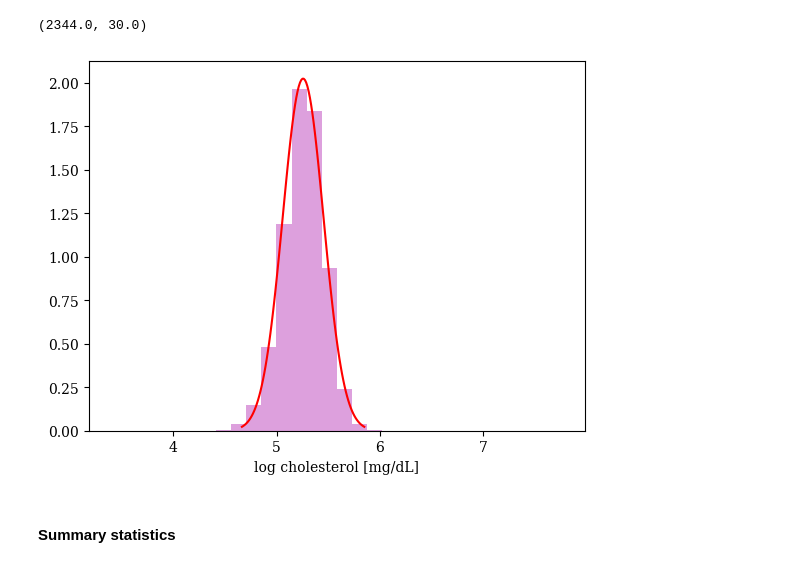
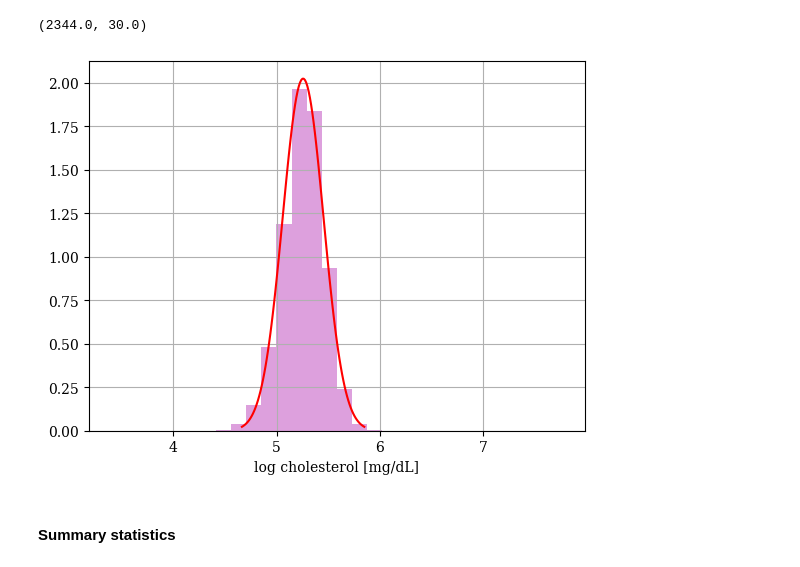
Before and after one commit to CarlaZdravkovicHugod/MLProject1, a Jupyter notebook: viz.ipynb, the cells around one changed output. Saved outputs shown, nothing was run; the diff lists cells and outputs as text; code cells hidden in the pictures.

```diff
--- a/viz.ipynb
+++ b/viz.ipynb
@@ -211,13 +211,14 @@ for i in range(len(chol)):
 # %%
 mu6 = np.mean(chole)
 sigma6 = np.std(chole)
 x6 = np.linspace(mu6 - 3*sigma6, mu6 + 3*sigma6, 100)
 plt.hist(chole, density=True, color='plum', bins = 30)
 plt.xlabel('log cholesterol [mg/dL]')
 plt.plot(x6, stats.norm.pdf(x6, mu6, sigma6), color='red')
+plt.grid()
 plt.show()
 # %% [output]
-[figure, old version]
+[figure, new version]
 # %% [markdown]
 #### Summary statistics
 # %%
```
Also changed, not shown: parts of 13 cells of this notebook.
